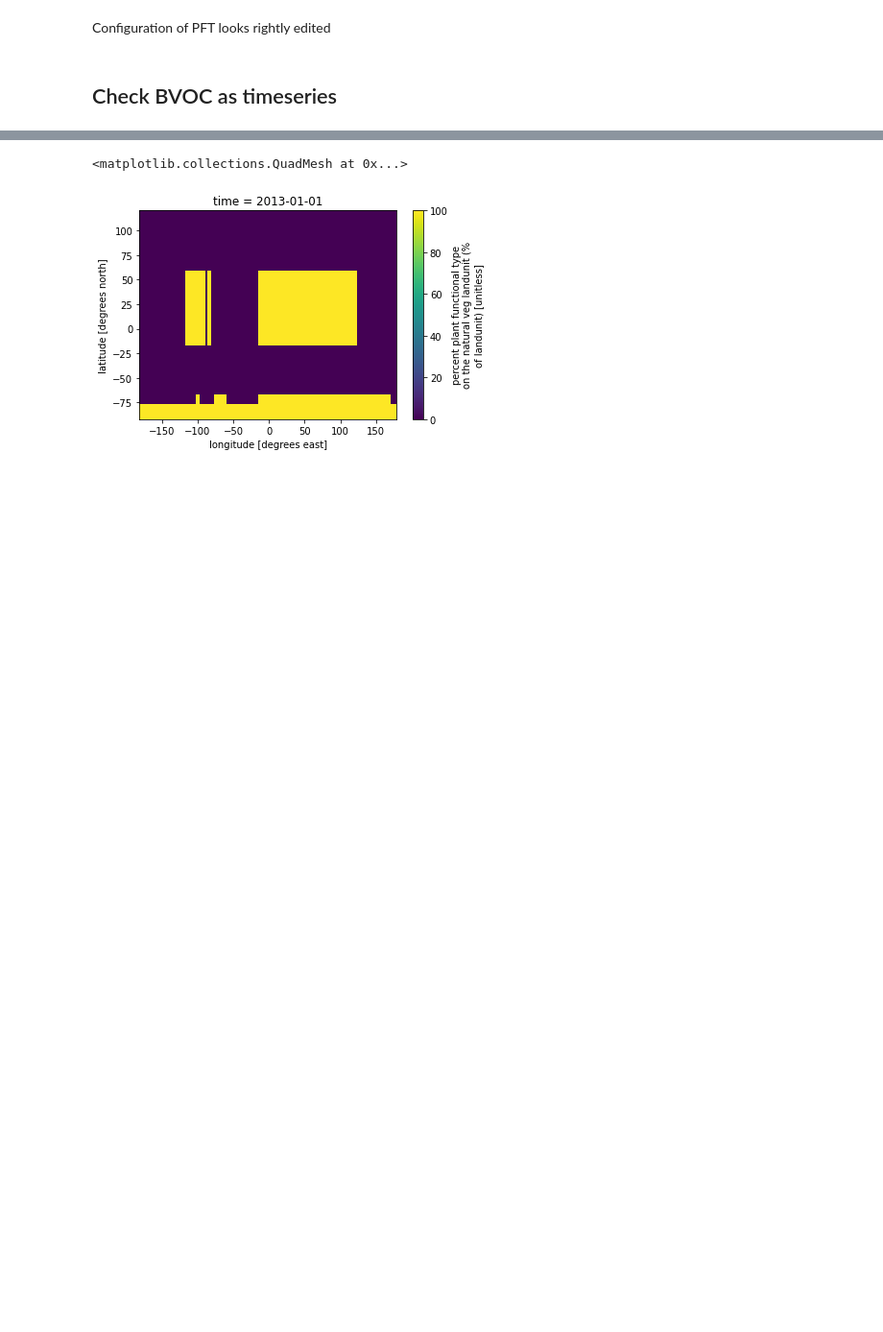
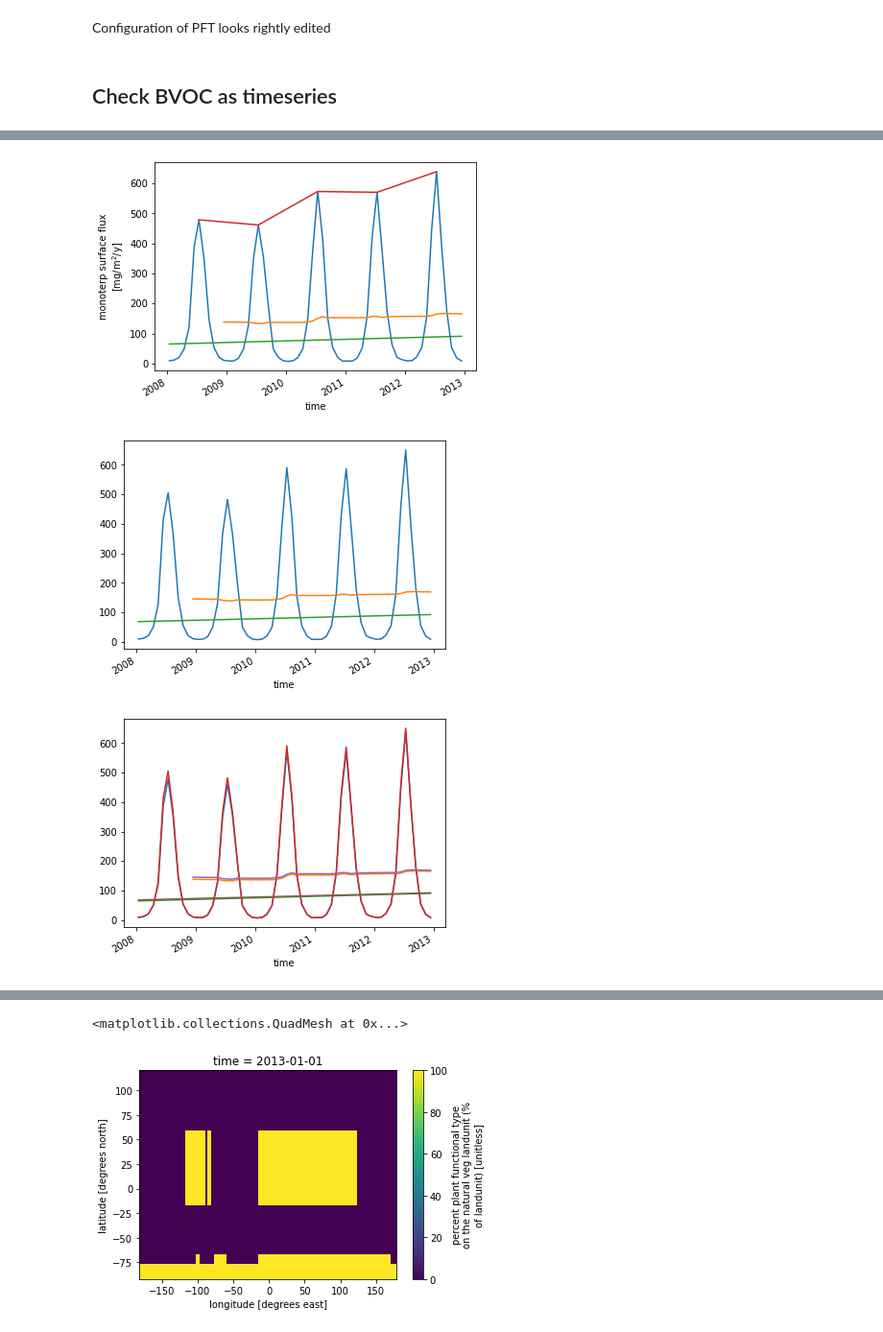
Before and after one commit to adelezaini/MasterThesis, a Jupyter notebook: notebooks/output/Check-pft-config.ipynb, the cells around one changed output, grey strips where cells are left out. Shown at 96% size. Saved outputs shown, nothing was run; the diff lists cells and outputs as text; code cells hidden in the pictures; blank space fills up the shorter version.

```diff
--- a/notebooks/output/Check-pft-config.ipynb
+++ b/notebooks/output/Check-pft-config.ipynb
@@ -180,9 +158,9 @@ iso_ctrl = ds.SFmonoterp.where(lndfrac>0.)
 # %%
 def plot_trend(ds):
-    ds.where(ds.lat>45., drop=True).mean('lat').mean('lon').plot()
-    ds.where(ds.lat>45., drop=True).mean('lat').mean('lon').chunk({'time': None}).rolling(time=12).mean().plot()
+    ds.where(ds.lat>45., drop=True).mean(['lat','lon']).plot()
+    ds.where(ds.lat>45., drop=True).mean(['lat','lon']).chunk({'time': None}).rolling(time=12).mean().plot()
 
-    out = iso_ctrl.polyfit(dim='time', deg=1, full=True)
+    out = ds.polyfit(dim='time', deg=1, full=True)
     polyfit = xr.polyval(coord=ds['time'], coeffs=out.polyfit_coefficients)
     polyfit.where(ds.lat>45., drop=True).mean('lat').mean('lon').plot()
 
@@ -190,4 +168,15 @@ def plot_trend(ds):
 def plot_map_trend(ds):
     coeff = ds.polyfit(dim='time', deg=1, full=True).polyfit_coefficients.sel(degree=1)
     coeff.where(lndfrac>0.).where(ds.lat >45., drop=True).plot()
+# %%
+plot_trend(iso_ctrl)
+iso_ctrl.where(iso_ctrl.lat>45., drop=True).mean(['lat','lon']).where(iso_ctrl['time.month']==7, drop=True).plot()
+plt.show()
+plot_trend(iso_ideal*1e+6*(60*60*24*365)); plt.show()
+plot_trend(iso_ctrl)
+plot_trend(iso_ideal*1e+6*(60*60*24*365))
+# %% [output]
+[figure, added]
+[figure, added]
+[figure, added]
 # %%
```
Also changed, not shown: parts of 8 cells of this notebook.
